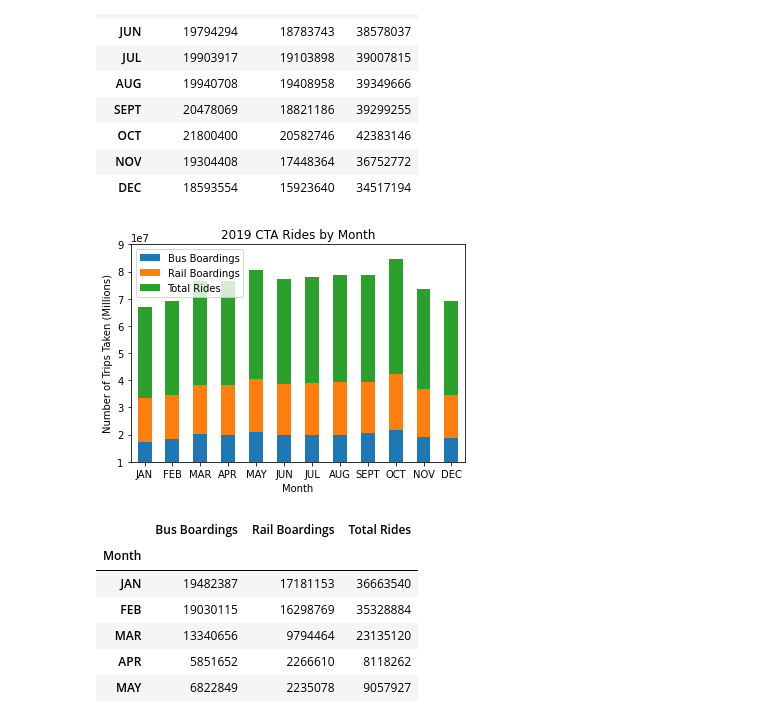
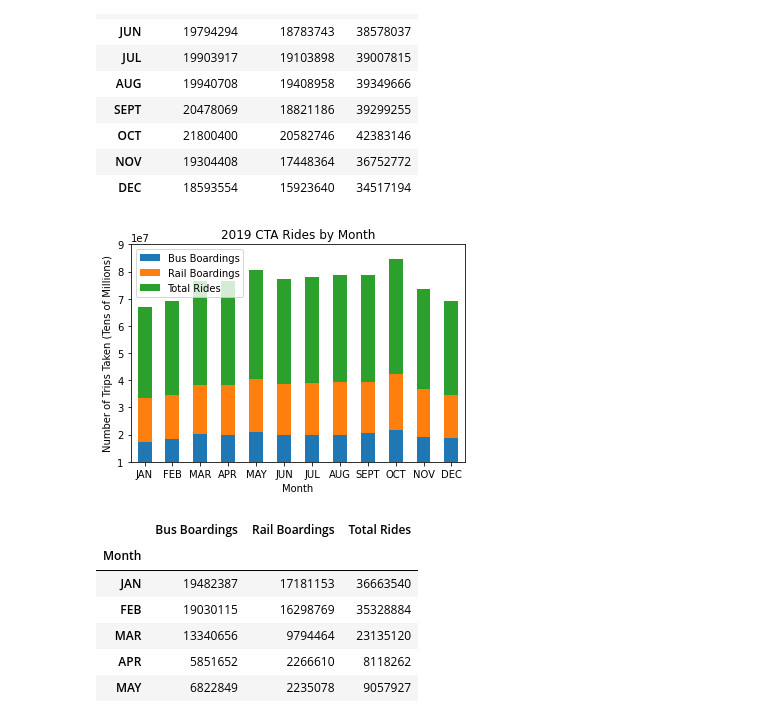
Before and after one commit to Slainte91/COVID-movement, a Jupyter notebook: cta/cta.ipynb, the cells around one changed output. Cells and saved outputs as stored; diff of their text form; code cells hidden in the pictures.

Commit message:
changed plots

```diff
--- a/cta/cta.ipynb
+++ b/cta/cta.ipynb
@@ -66,14 +66,14 @@ month_grouped_2019
 # %%
 #make a bar graph of 2019 CTA travel
 month_grouped_2019.plot.bar(stacked=True, rot=360)
 plt.ylim(10000000, 90000000)
 plt.title("2019 CTA Rides by Month")
 plt.xlabel("Month")
-plt.ylabel("Number of Trips Taken (Millions)")
+plt.ylabel("Number of Trips Taken (Tens of Millions)")
 fig = plt.gcf()
 fig.savefig("2019plot.png");
 # %% [output]
-[figure, old version]
+[figure, new version]
 # %%
 #grab 2020 dates
 third_df = cta_df[6879:6952]
```
Also changed, not shown: parts of 4 cells of this notebook, 3 other files.
